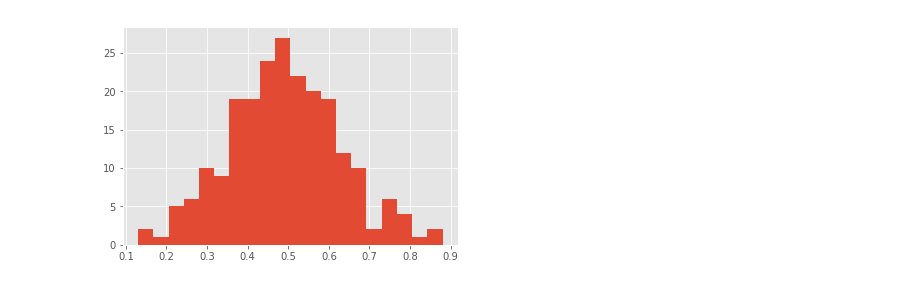
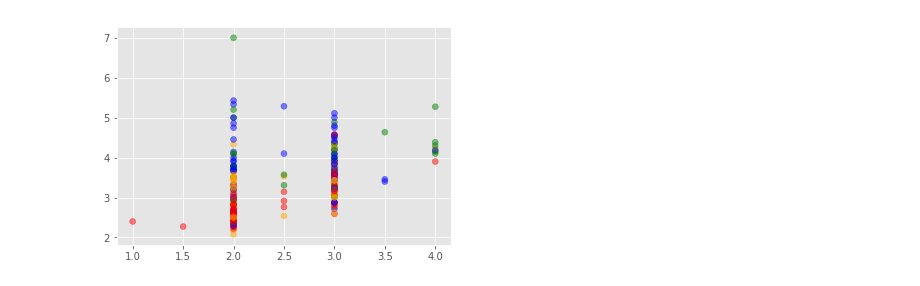
Before and after one commit to Casc/cube-science, a Jupyter notebook: archetype_workshop.ipynb, the cells around one changed output. Drawn from its saved outputs; the diff is of its cells as text; code cells hidden in the pictures.

Commit message:
Added scatter plots for archetype parameters pairs

```diff
--- a/archetype_workshop.ipynb
+++ b/archetype_workshop.ipynb
@@ -22,6 +22,7 @@ class ArchetypeWorkshop():
             self.allcards =  allcards#[]
             #self.loadAllCardsData()
             self.deck_and_name=[]
+            self.df = []
 
         def loadAllDeckFilenames(self):
             if len(self.deckfiles) == 0:
@@ -201,48 +202,102 @@ class ArchetypeWorkshop():
 
         def convertResultsToDataFrame(self):
             my_keys = self.results_all_decks[0].keys()
-            pre_df = {}
+            self.pre_df = {}
             for i in my_keys:
-                pre_df[i] = []
+                self.pre_df[i] = []
 
             for i in self.results_all_decks:
                 for j in my_keys:
-                    pre_df[j].append(i[j])
+                    self.pre_df[j].append(i[j])
 
-            self.df = pd.DataFrame.from_dict(pre_df)
+            self.df = pd.DataFrame.from_dict(self.pre_df)
+
+        def showDistributionForEachParameter(self):
+            my_keys = self.results_all_decks[0].keys()
+            self.pre_df = {}
+            for i in my_keys:
+                self.pre_df[i] = []
+
+            for i in self.results_all_decks:
+                for j in my_keys:
+                    self.pre_df[j].append(i[j])
 
             for i in my_keys:
                 if i not in ['Name', 'Player and draft']:
-                    print i,'Max: ', max(pre_df[i]), 'Min: ', min(pre_df[i])
+                    print i,'Max: ', max(self.pre_df[i]), 'Min: ', min(self.pre_df[i])
                     hist = self.df[i].hist(bins = 20)
                     plt.style.use('ggplot')
                     plt.show()
 
+        def getAllNumericalKeyPairs(self):
+            my_keys = self.results_all_decks[0].keys()
+            numeric_keys = []
+            for i in my_keys:
+                if i not in ['Name', 'Player and draft']:
+                    numeric_keys.append(i)
 
+            pairs = []
+            for i in range (0, len(numeric_keys)):
+                for j in range (i+1, len(numeric_keys)):
+                    pairs.append((numeric_keys[i], numeric_keys[j]))
 
+            return pairs
+
+        def getColorsByArchetypes(self):
+            archetype_color_dict = {
+                'Aggro': 'red',
+                'Control': 'blue',
+                'Mid-Range': 'orange',
+                'Ramp': 'green',
+                'aggro':'red'
+            }
+            colors = []
+            for i in self.pre_df['Name']:
+                colors.append(archetype_color_dict[i])
+
+            return colors
+
+        def showScatterPlotsForParameterPairs(self):
+            key_pairs = self.getAllNumericalKeyPairs()
+            colors = self.getColorsByArchetypes()
+
+            for i in range(0, len(key_pairs)):
+                x_key = key_pairs[i][0]
+                y_key = key_pairs[i][1]
+
+                x = self.pre_df[x_key]
+                y = self.pre_df[y_key]
+
+                plt.scatter(x, y, c=colors, alpha=0.5)
+                print x_key, y_key
+                plt.show()
+
+                #print self.pre_df[x_key], self.pre_df[y_key]
 
 
 workshop = ArchetypeWorkshop()
-#workshop.loadAllCardsData()
 
-#workshop.prepareAllUsedCardsData()
-#workshop.saveUsedCardsAsJson()
+workshop.loadAllDecksWithAll() # load all deck data
+
+#workshop.loadAllCardsData() - not used due to issues with handling this data frame
+#workshop.prepareAllUsedCardsData()  - not used due to issues with handling this data frame
+#workshop.saveUsedCardsAsJson()  - not used due to issues with handling this data frame
+
+workshop.examineAllDecks() # prepare parameters for each deck
+
+workshop.convertResultsToDataFrame() # prepare data frame for further usage
+
+#workshop.showDistributionForEachParameter() # show parameters distribution
+
+workshop.showScatterPlotsForParameterPairs()
+
+# prepare scatter plots with color depending on archetype for each parameteres pair
+
+
 
 # normalize with using min and max values
 # find most similar decks
 # look at given names
 
-workshop.loadAllDecksWithAll()
-
-workshop.examineAllDecks()
-
-# Convert input data to the Data Frame
-
-workshop.convertResultsToDataFrame()
-
-# Visualise data from data frame
-
-
-
 # Normalize data from data frame
 # %% [output]
@@ -258 +313 @@ CreatureDensity Max:  0.88 Min:  0.1304
-[figure, old version]
+[figure, new version]
```
Also changed, not shown: parts of 1 cell of this notebook, 1 other file.
